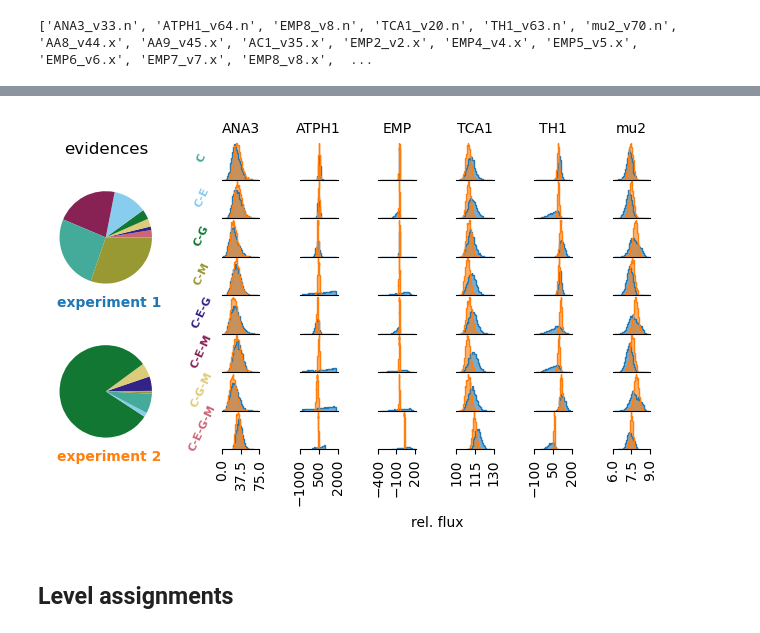
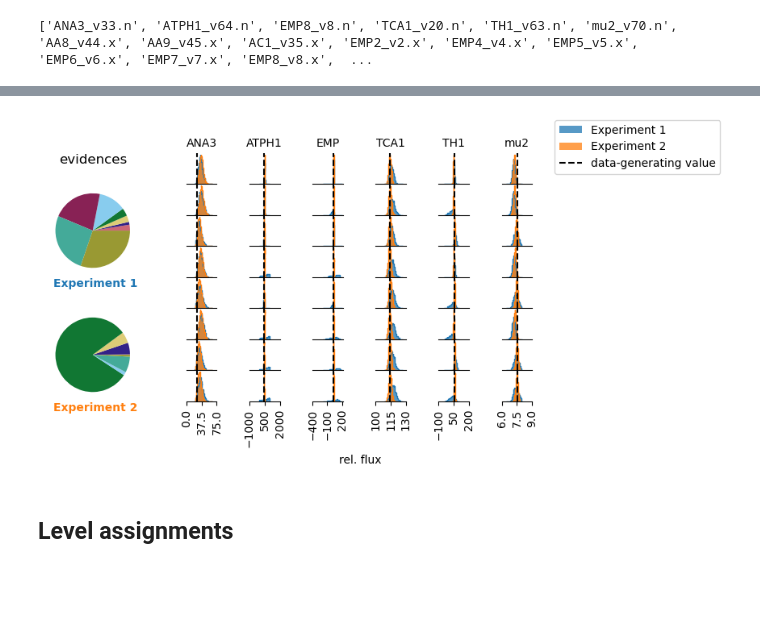
Before and after one commit to JuBiotech/Supplement_to_Jadebeck_et_al._MaxEnt_2024, a Jupyter notebook: create_plots.ipynb, the cells around one changed output, grey strips where cells are left out. Cells and saved outputs as stored; diff of their text form; code cells hidden in the pictures; blank space fills up the shorter version.

```diff
--- a/create_plots.ipynb
+++ b/create_plots.ipynb
@@ -368,8 +368,8 @@ bins = 50
 names = {
     # "info": r"[1,2-${}^{13}$C] Glu",
     # "uninfo": r"80%[U-${}^{13}$C] + 20%[U-${}^{12}$C] Glu",
-    "info": r"experiment 2",
-    "uninfo": r"experiment 1",
+    "info": r"Experiment 2",
+    "uninfo": r"Experiment 1",
 }
 # %%
 # note: results were computed with 13CFLUX2. Warnings are comming from 13CFLUX3 which does some things differently.
@@ -902,48 +902,60 @@ for j, c in enumerate(net_fluxes):
         if i == 0:
             f_ax.set_title(c[:-6], fontsize=10)
         flux_axes.append(f_ax)
-        f_ax.hist(bins_uninformative[c][:-1], bins=bins_uninformative[c], alpha=a, weights=uninformative_hists[i][c], density=True, linewidth=1, label=f'{names["uninfo"]}' if i==1 else None,
+        f_ax.hist(bins_uninformative[c][:-1], bins=bins_uninformative[c], alpha=a, weights=uninformative_hists[i][c], density=True, linewidth=1, label=f'{names["uninfo"]}' if i==1 and j==1 else None,
                     color=f'C{0}')
-        f_ax.hist(bins_uninformative[c][:-1], bins=bins_uninformative[c], histtype='step', weights=uninformative_hists[i][c], density=True, linewidth=1, label=f'{names["uninfo"]}' if i==1 else None,
+        f_ax.hist(bins_uninformative[c][:-1], bins=bins_uninformative[c], histtype='step', weights=uninformative_hists[i][c], density=True, linewidth=1, label=None,
                     color=f'C{0}')
-        f_ax.hist(bins_informative[c][:-1], bins=bins_informative[c], alpha=a, weights=informative_hists[i][c], density=True, linewidth=1, label=f'{names["uninfo"]}' if i==1 else None,
+        f_ax.hist(bins_informative[c][:-1], bins=bins_informative[c], alpha=a, weights=informative_hists[i][c], density=True, linewidth=1, label=f'{names["info"]}' if i==1 and j==1 else None,
                     color=f'C{1}')
-        f_ax.hist(bins_informative[c][:-1], bins=bins_informative[c], histtype='step', weights=informative_hists[i][c], density=True, linewidth=1, label=f'{names["uninfo"]}' if i==1 else None,
+        f_ax.hist(bins_informative[c][:-1], bins=bins_informative[c], histtype='step', weights=informative_hists[i][c], density=True, linewidth=1, label=None,
                     color=f'C{1}')
         y_min, y_max = f_ax.get_ylim()
+        try:
+            f_ax.axvline(true_vals[c], label='data-generating value' if i==1 and j==1 else None, c='k', linewidth=1.5, linestyle='--')
+        except:
+            f_ax.axvline(0 if i==1 else None, c='k', linewidth=1.5, linestyle='--')
 
         rect = f_ax.patch
         rect.set_alpha(0)
         f_ax.set_yticklabels([])
         if j==0:
             f_ax.set_ylabel(x_ticks2[i], fontsize=8, rotation=65, color=colors[labels.index(x_ticks2[i])], fontdict={"fontweight": 'bold'})
 
-        if i == len(models)-1:
-            _xticks = f_ax.get_xticks()
-            _xticks = [_xticks[0], (_xticks[1] + _xticks[2]) / 2, _xticks[3]]
-            f_ax.set_xticks(_xticks)
-            f_ax.set_xticklabels(f_ax.get_xticklabels(), rotation=90)
-        else:
-            f_ax.set_xticklabels([])
-            f_ax.xaxis.set_ticks_position('none')
-        f_ax.yaxis.set_ticks_position('none')
+        _xticks = f_ax.get_xticks()
+        _xticks = [_xticks[0], (_xticks[1] + _xticks[2]) / 2, _xticks[3]]
+        f_ax.set_xticks(_xticks)
+        f_ax.set_xticklabels(f_ax.get_xticklabels(), rotation=90)
+        if i!=len(models)-1:
+            f_ax.xaxis.set_visible(False)
+            # f_ax.yaxis.set_ticks_position('none')
+            # f_ax.xaxis.set_ticks_position('none')
+        f_ax.yaxis.set_visible(False)
 
         # spines = ["top","right","left","bottom"]
         spines = ["top","right","left"]
 
         for s in spines:
             f_ax.spines[s].set_visible(False)
 
 
+
 f_ax.text(-10, -7.5, 'rel. flux')
+
+# xmin = min(ax.get_xlim()[0] for ax in flux_axes)
+# xmax = max(ax.get_xlim()[1] for ax in flux_axes)
+# for ax in flux_axes:
+#     ax.set_xlim(xmin, xmax)
+
 
 fig.align_xlabels()
 fig.align_ylabels()
+leg = fig.legend(bbox_to_anchor=(1.2,1))
 # plt.tight_layout()
-plt.savefig('inference_results.pdf', format='pdf', bbox_inches='tight') # , bbox_extra_artists=(leg,))
+plt.savefig('inference_results.pdf', format='pdf', bbox_inches='tight' , bbox_extra_artists=(leg,))
 plt.show()
 # %% [output]
-[figure, old version]
+[figure, new version]
 # %% [markdown]
 ## Level assignments
 # %%
```
Also changed, not shown: parts of 6 cells of this notebook.
